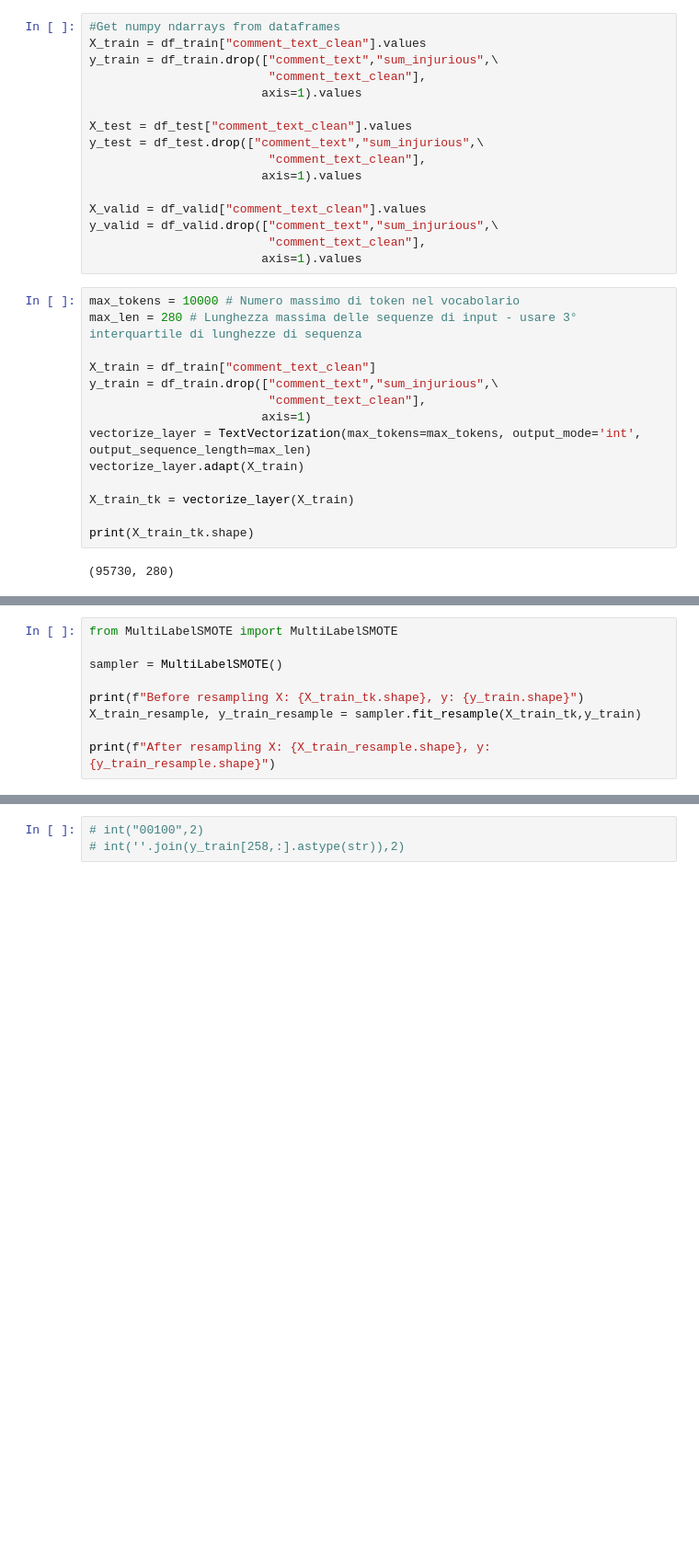
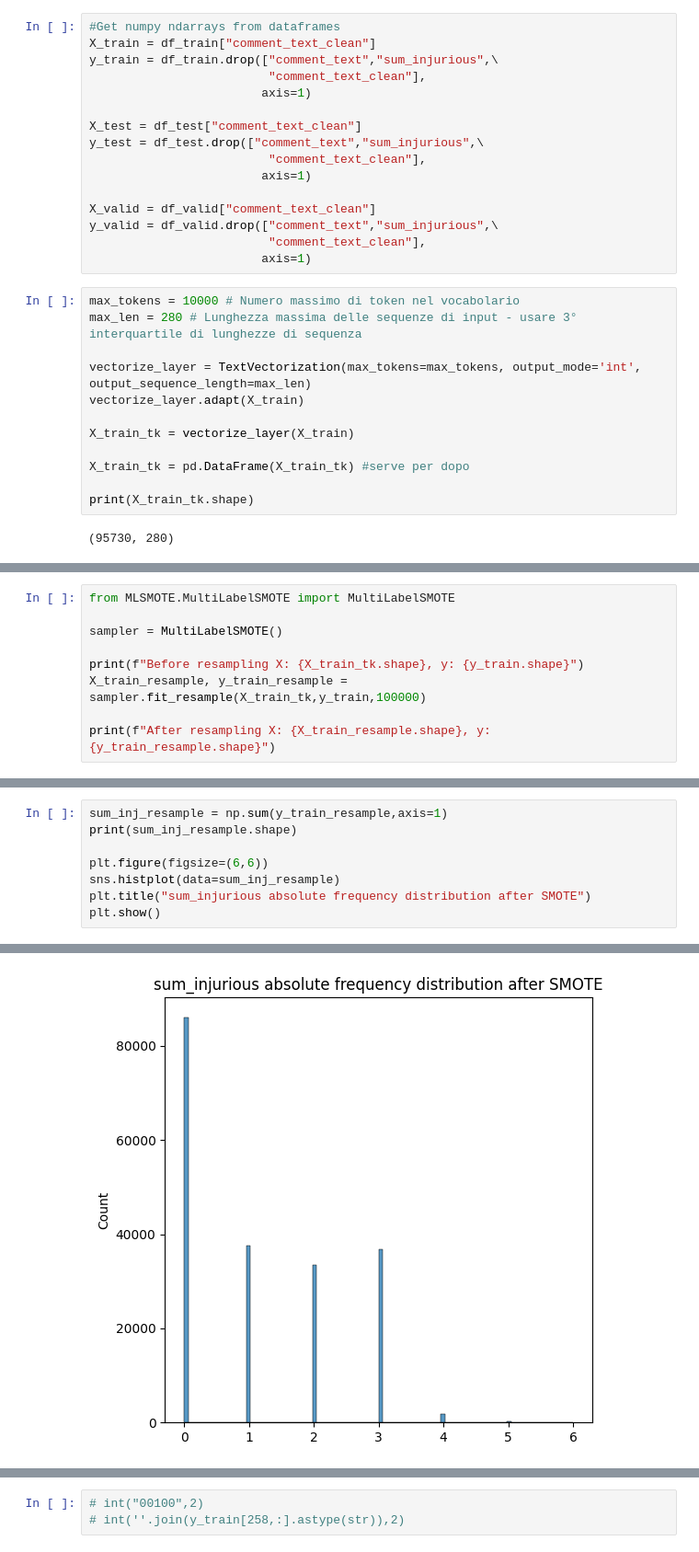
Before and after one commit to AlessioCalvagno/deep-learning-e-reti-neurali-artificiali, a Jupyter notebook: Progetto Finale/final_project_v3.ipynb, the cells around one changed output, grey strips where cells are left out. Shown: that part at 92% size. Drawn from its saved outputs; the diff is of its cells as text; blank space fills up the shorter version.

```diff
--- a/Progetto Finale/final_project_v3.ipynb
+++ b/Progetto Finale/final_project_v3.ipynb
@@ -274,33 +260,31 @@ In teoria con le variabili categoriche dovrei passare per la metrica [Value Diff
 che è una sorta di matrice di correlazione tra le modalità della feature e le varie classi, però è pensato per il caso label singola, non multilabel, e quindi ritorno al problema di come adattare il tutto a multilabel e questa metrica non so come adattarla.
 # %%
 #Get numpy ndarrays from dataframes
-X_train = df_train["comment_text_clean"].values
+X_train = df_train["comment_text_clean"]
 y_train = df_train.drop(["comment_text","sum_injurious",\
                          "comment_text_clean"],
-                        axis=1).values
+                        axis=1)
 
-X_test = df_test["comment_text_clean"].values
+X_test = df_test["comment_text_clean"]
 y_test = df_test.drop(["comment_text","sum_injurious",\
                          "comment_text_clean"],
-                        axis=1).values
+                        axis=1)
 
-X_valid = df_valid["comment_text_clean"].values
+X_valid = df_valid["comment_text_clean"]
 y_valid = df_valid.drop(["comment_text","sum_injurious",\
                          "comment_text_clean"],
-                        axis=1).values
+                        axis=1)
 # %%
 max_tokens = 10000 # Numero massimo di token nel vocabolario
 max_len = 280 # Lunghezza massima delle sequenze di input - usare 3° interquartile di lunghezze di sequenza
 
-X_train = df_train["comment_text_clean"]
-y_train = df_train.drop(["comment_text","sum_injurious",\
-                         "comment_text_clean"],
-                        axis=1)
 vectorize_layer = TextVectorization(max_tokens=max_tokens, output_mode='int', output_sequence_length=max_len)
 vectorize_layer.adapt(X_train)
 
 X_train_tk = vectorize_layer(X_train)
 
+X_train_tk = pd.DataFrame(X_train_tk) #serve per dopo
+
 print(X_train_tk.shape)
 # %% [output]
 (95730, 280)
@@ -319,10 +291,10 @@ X_train_tk.head()
 # %%
-from MultiLabelSMOTE import MultiLabelSMOTE
+from MLSMOTE.MultiLabelSMOTE import MultiLabelSMOTE
 
 sampler = MultiLabelSMOTE()
 
 print(f"Before resampling X: {X_train_tk.shape}, y: {y_train.shape}")
-X_train_resample, y_train_resample = sampler.fit_resample(X_train_tk,y_train)
+X_train_resample, y_train_resample = sampler.fit_resample(X_train_tk,y_train,100000)
 
 print(f"After resampling X: {X_train_resample.shape}, y: {y_train_resample.shape}")
 # %% [output]
@@ -330,0 +303,9 @@ IndexError: single positional indexer is out-of-bounds
+# %%
+sum_inj_resample = np.sum(y_train_resample,axis=1)
+print(sum_inj_resample.shape)
+
+plt.figure(figsize=(6,6))
+sns.histplot(data=sum_inj_resample)
+plt.title("sum_injurious absolute frequency distribution after SMOTE")
+plt.show()
+# %% [output]
@@ -330,0 +313 @@ IndexError: single positional indexer is out-of-bounds
+[figure, added]
```
Also changed, not shown: parts of 13 cells of this notebook, 1 other file.
